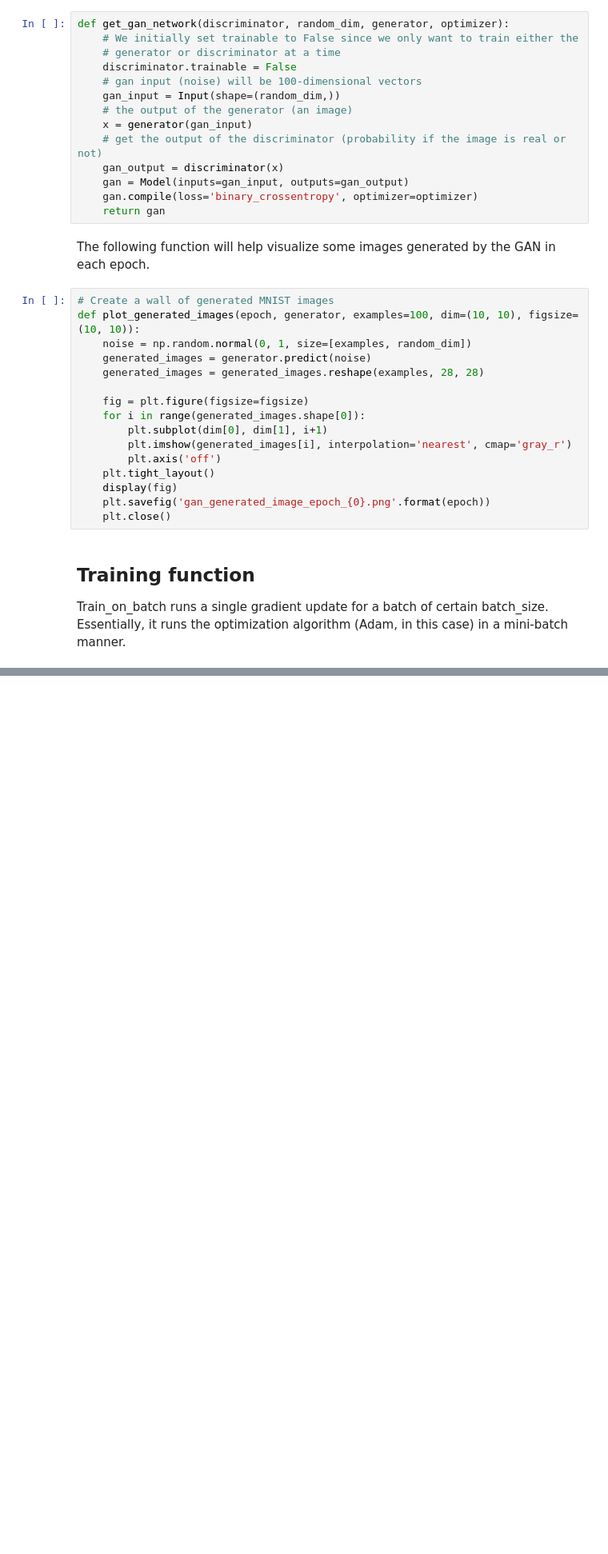
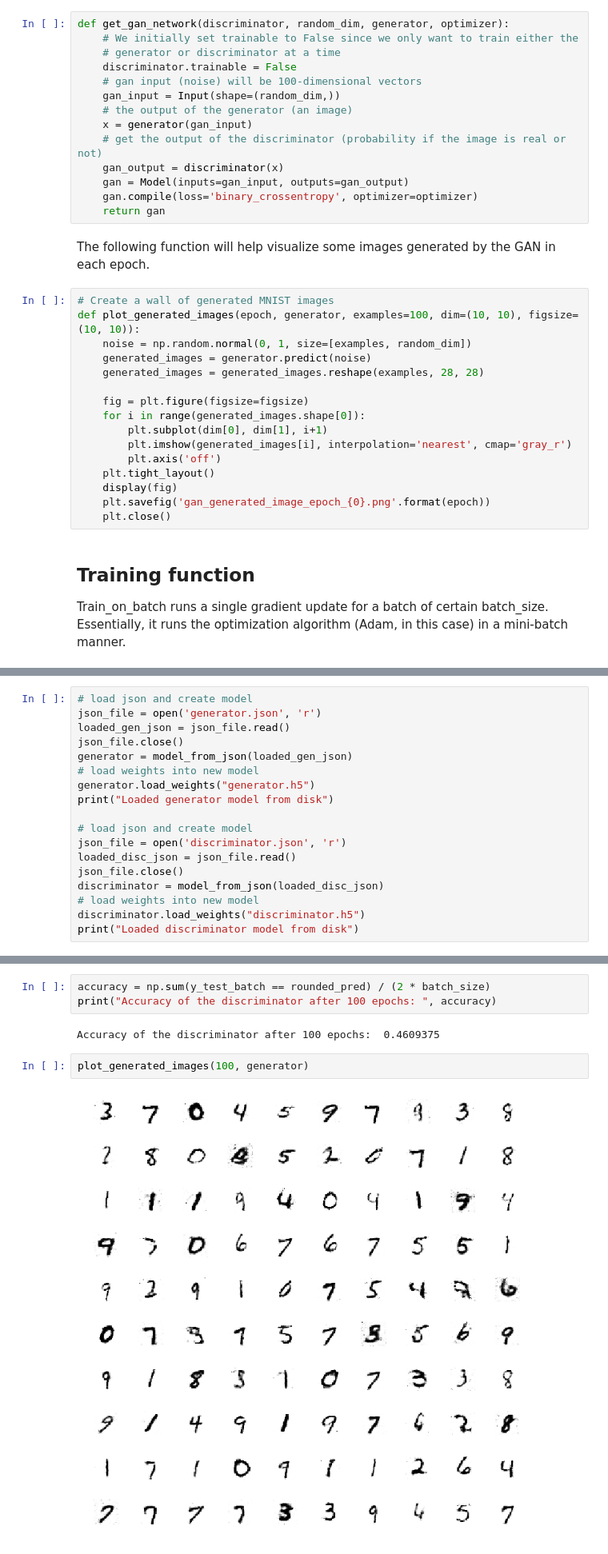
Before and after one commit to miguelfmc/keras-tutorial-GAN, a Jupyter notebook: KerasGAN.ipynb, the cells around one changed output, grey strips where cells are left out. Shown at 80% size. Saved outputs shown, nothing was run; the diff lists cells and outputs as text; blank space fills up the shorter version.

```diff
--- a/KerasGAN.ipynb
+++ b/KerasGAN.ipynb
@@ -195,0 +323,18 @@ train(400, 128)
+# %%
+# load json and create model
+json_file = open('generator.json', 'r')
+loaded_gen_json = json_file.read()
+json_file.close()
+generator = model_from_json(loaded_gen_json)
+# load weights into new model
+generator.load_weights("generator.h5")
+print("Loaded generator model from disk")
+
+# load json and create model
+json_file = open('discriminator.json', 'r')
+loaded_disc_json = json_file.read()
+json_file.close()
+discriminator = model_from_json(loaded_disc_json)
+# load weights into new model
+discriminator.load_weights("discriminator.h5")
+print("Loaded discriminator model from disk")
@@ -195,0 +363,9 @@ train(400, 128)
+# %%
+accuracy = np.sum(y_test_batch == rounded_pred) / (2 * batch_size)
+print("Accuracy of the discriminator after 100 epochs: ", accuracy)
+# %% [output]
+Accuracy of the discriminator after 100 epochs:  0.4609375
+# %%
+plot_generated_images(100, generator)
+# %% [output]
+[figure, added]
```
Also changed, not shown: parts of 6 cells of this notebook.
